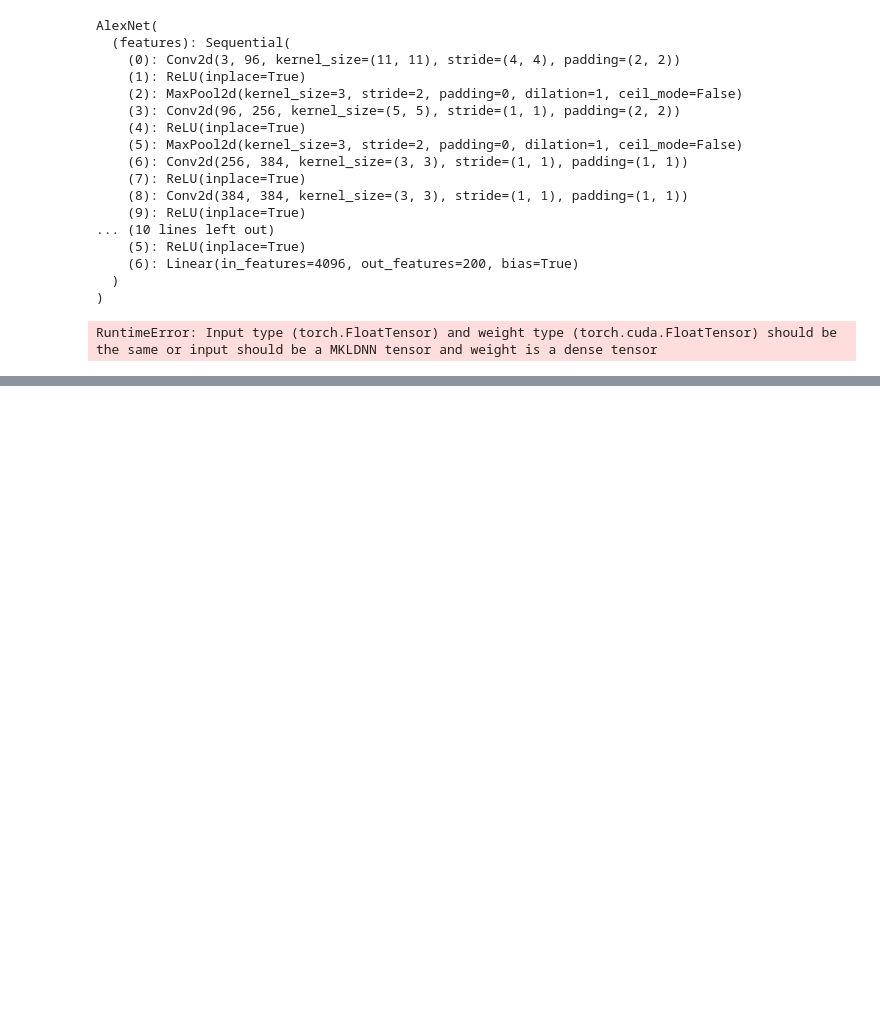
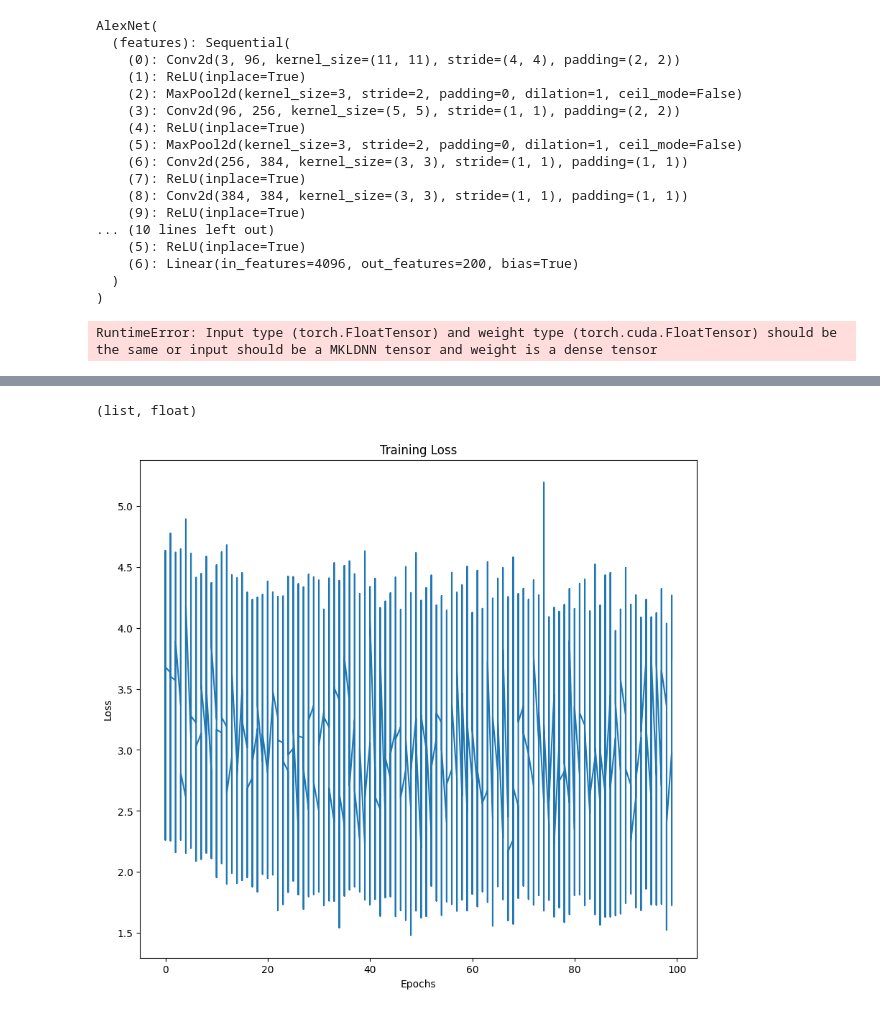
Before and after one commit to BaggyBro/DL-wormhole, a Jupyter notebook: AlexNet.ipynb, the cells around one changed output, grey strips where cells are left out. Saved outputs shown, nothing was run; the diff lists cells and outputs as text; code cells hidden in the pictures; blank space fills up the shorter version.

```diff
--- a/AlexNet.ipynb
+++ b/AlexNet.ipynb
@@ -214,7 +214,7 @@ def accuracy_fn(y_true, y_pred):
 loss_fn = nn.CrossEntropyLoss()
 optimizer = torch.optim.SGD(
     model_0.parameters(),
-    lr=0.01,
+    lr=0.1,
     momentum=0.9,
     weight_decay=5e-4
 )
@@ -222,9 +222,12 @@ optimizer = torch.optim.SGD(
 from tqdm.auto import tqdm
 import torch
 
-epochs = 1
+epochs = 100
 
 model_0.train()
+
+loss_count = []
+epoch_count = []
 
 for epoch in range(epochs):
     running_loss = 0.0
@@ -237,14 +240,15 @@ for epoch in range(epochs):
 
         outputs = model_0(images)
         loss = loss_fn(outputs, labels)
+        loss_count.append(loss)
+        epoch_count.append(epoch)
 
         loss.backward()
         optimizer.step()
 
         running_loss += loss.item()
 
-        if step % 1000 == 0:
-            print(f"Epoch {epoch} | Step {step} | Loss {loss.item():.4f}")
+    print(f"Epoch {epoch} | Loss {loss.item():.4f}")
 
     epoch_loss = running_loss / len(train_loader)
     print(f"Epoch {epoch} finished | Avg loss: {epoch_loss:.4f}")
@@ -282,0 +290,14 @@ Epoch 0 | Train loss: 4.6334 | Val loss: 4.2491 | Val acc: 0.0961
+# %%
+loss_count = [l.cpu().item() for l in loss_count]
+type(loss_count), type(loss_count[0])
+# %% [output]
+(list, float)
+# %%
+plt.figure(figsize=(10,9))
+plt.plot(epoch_count, loss_count)
+plt.xlabel("Epochs")
+plt.ylabel("Loss")
+plt.title("Training Loss")
+plt.show()
+# %% [output]
+[figure, added]
```
Also changed, not shown: parts of 4 cells of this notebook, 2 other files.
